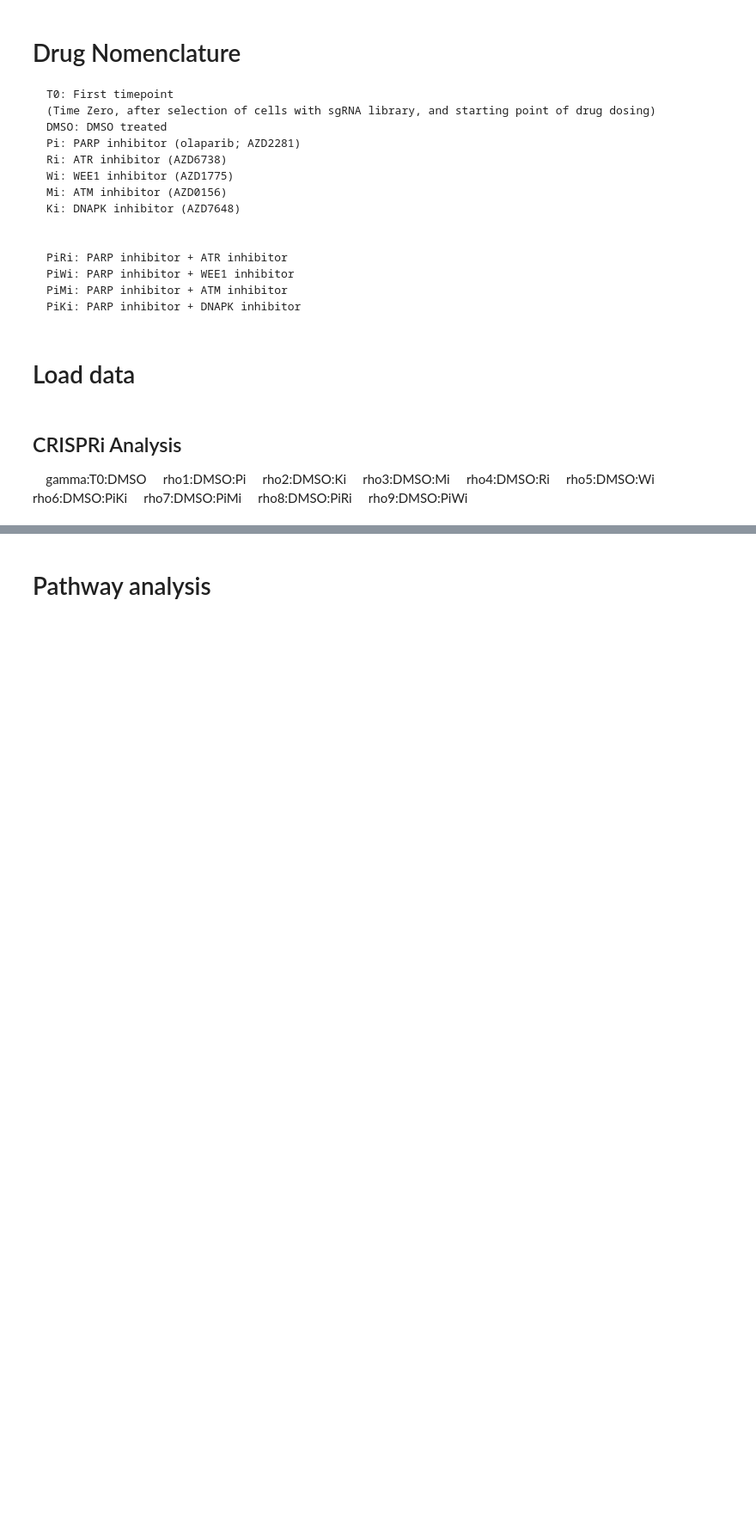
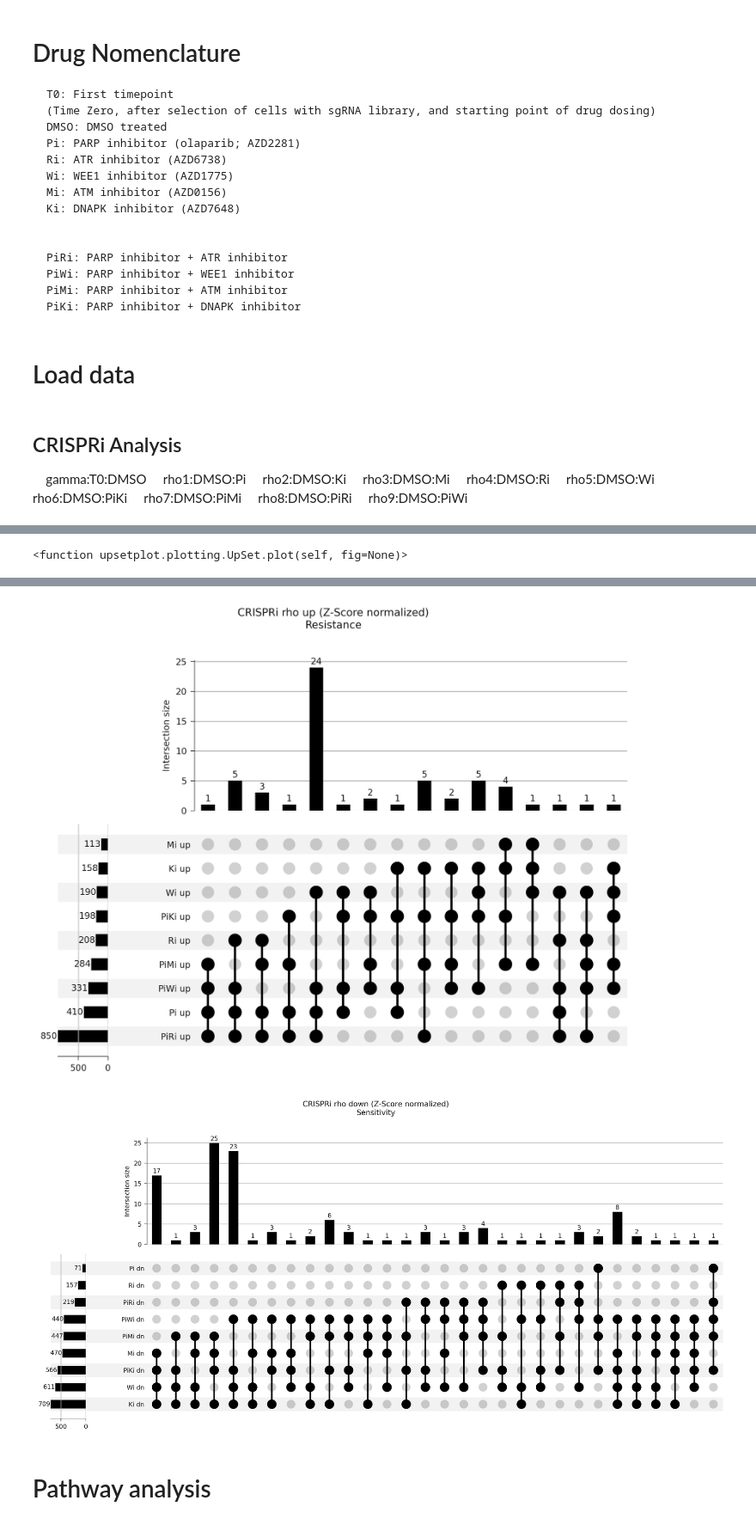
Before and after one commit to abearab/DDRi-screens, a Jupyter notebook: integrate-screens.ipynb, the cells around one changed output, grey strips where cells are left out. Shown: that part at 86% size. Saved outputs shown, nothing was run; the diff lists cells and outputs as text; code cells hidden in the pictures; blank space fills up the shorter version.

```diff
--- a/integrate-screens.ipynb
+++ b/integrate-screens.ipynb
@@ -106,0 +160,13 @@ sns.heatmap
+# %%
+df = pd.concat(
+    [
+        Ci_df_norm,
+        pd.concat([Ci_data[drug]['rho'] for drug in Ci_data.keys()],axis=1).filter(regex='pvalue$', axis=1)
+    ],axis=1).sort_index(axis=1)
+
+for drug in Ci_data.keys():
+    print (drug)
+    up,dn = find_top(df.filter(regex=f'{drug}*',axis=1),f'{drug}.rho',0.5,f'{drug}.pvalue',0.01)
+    Ci_data[drug]['up'] = up.index.to_list()
+    Ci_data[drug]['dn'] = dn.index.to_list()
+    print ('_'*8)
@@ -106,0 +191,38 @@ sns.heatmap
+# %%
+UpSetData_up = from_contents(dict([(drug+' up',Ci_data[drug]['up']) for drug in Ci_data]))
+UpSetData_dn = from_contents(dict([(drug+' dn',Ci_data[drug]['dn']) for drug in Ci_data]))
+# %%
+UpSet.plot
+# %% [output]
+<function upsetplot.plotting.UpSet.plot(self, fig=None)>
+# %%
+%%time
+from matplotlib.backends.backend_pdf import PdfPages
+# The PDF document
+pdf_pages = PdfPages('figures/rho_zscore_upsetplot.pdf')
+
+
+fig_u1 = plt.figure(figsize=(5, 5), dpi=300)
+fig_u2 = plt.figure(figsize=(5, 5), dpi=300)
+
+u1 = UpSet(
+    UpSetData_up, subset_size='count',
+#     orientation='vertical',
+    show_counts='%d',
+    min_degree=4
+).plot(fig = fig_u1)
+fig_u1.suptitle('CRISPRi rho up (Z-Score normalized)\nResistance')
+pdf_pages.savefig(fig_u1)
+
+u2 = UpSet(
+    UpSetData_dn, subset_size='count',
+#     orientation='vertical',
+    show_counts='%d',
+    min_degree=4
+).plot(fig = fig_u2)
+fig_u2.suptitle('CRISPRi rho down (Z-Score normalized)\nSensitivity')
+pdf_pages.savefig(fig_u2)
+
+# Write the PDF document to the disk
+pdf_pages.close()
+# %% [output]
@@ -107,3 +231,5 @@ sns.heatmap
+[figure, added]
+[figure, added]
 # %% [markdown]
 # Pathway analysis
 # %%
```
Also changed, not shown: parts of 15 cells of this notebook, 3 other files.
